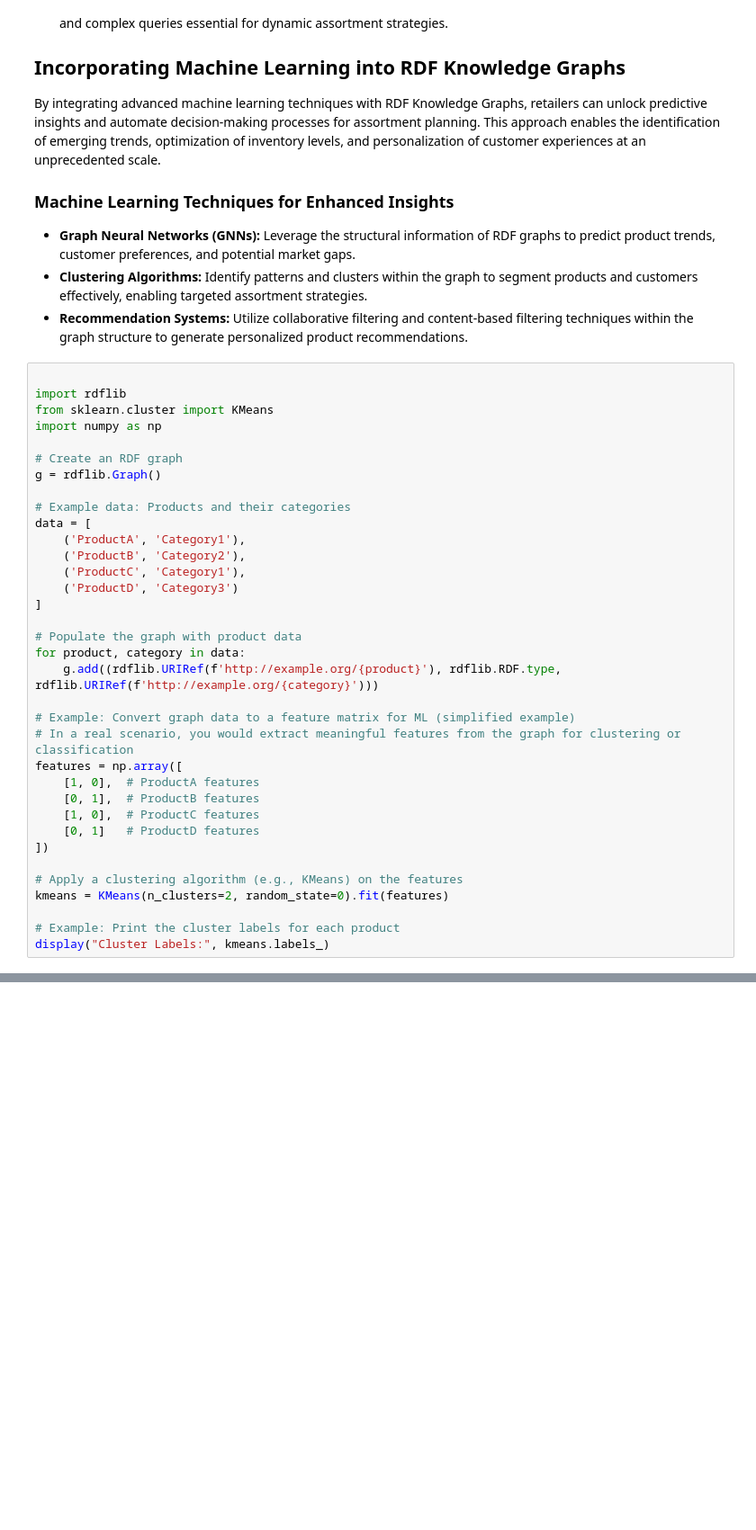
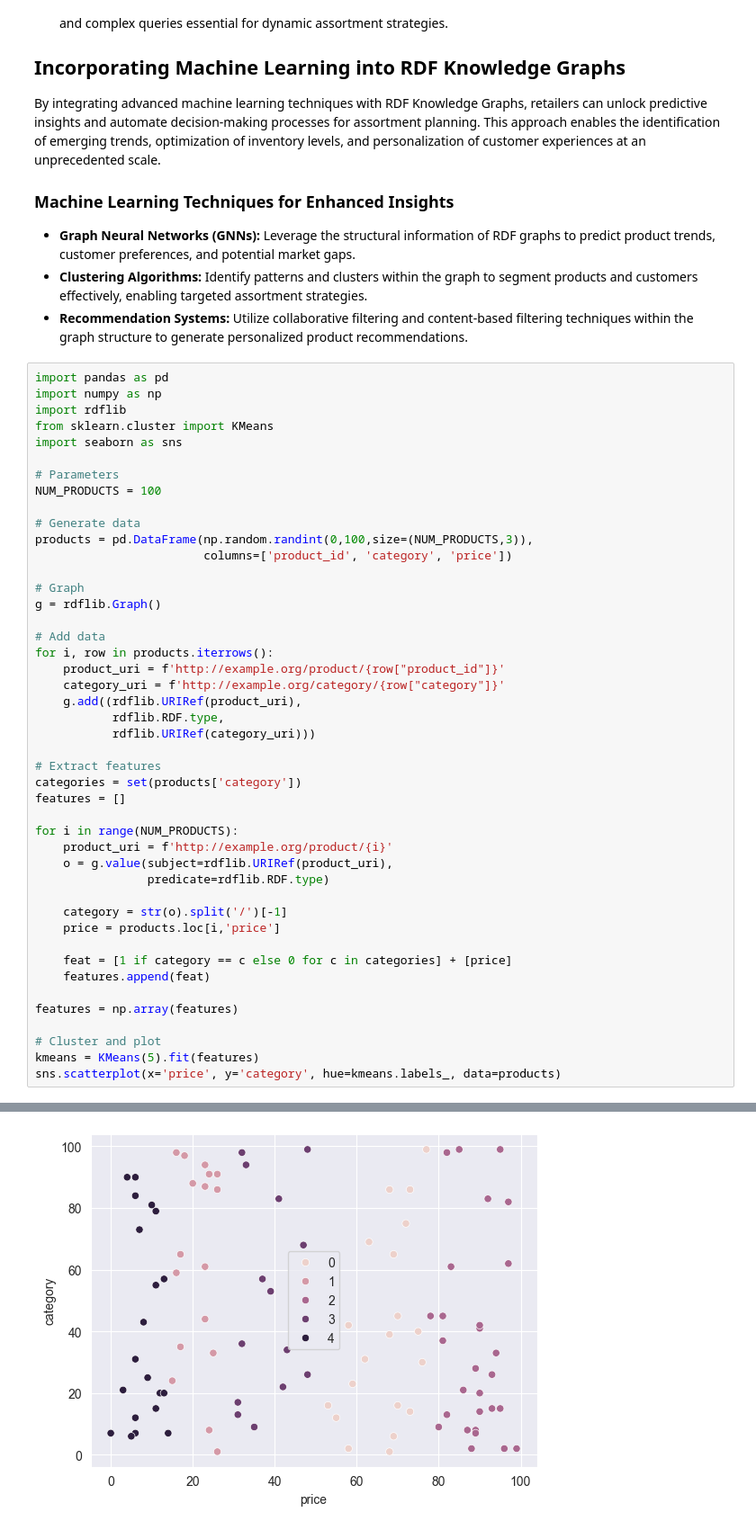
Before and after one commit to mgorav/assortment, a Jupyter notebook: assortment_v1.0..ipynb, the cells around one changed output, grey strips where cells are left out. Shown at 90% size. Saved outputs shown, nothing was run; the diff lists cells and outputs as text; blank space fills up the shorter version.

```diff
--- a/assortment_v1.0..ipynb
+++ b/assortment_v1.0..ipynb
@@ -1110,38 +1110,48 @@ By integrating advanced machine learning techniques with RDF Knowledge Graphs, r
 - **Clustering Algorithms:** Identify patterns and clusters within the graph to segment products and customers effectively, enabling targeted assortment strategies.
 - **Recommendation Systems:** Utilize collaborative filtering and content-based filtering techniques within the graph structure to generate personalized product recommendations.
 # %%
-
+import pandas as pd
+import numpy as np
 import rdflib
 from sklearn.cluster import KMeans
-import numpy as np
+import seaborn as sns
 
-# Create an RDF graph
+# Parameters
+NUM_PRODUCTS = 100
+
+# Generate data
+products = pd.DataFrame(np.random.randint(0,100,size=(NUM_PRODUCTS,3)),
+                        columns=['product_id', 'category', 'price'])
+
+# Graph
 g = rdflib.Graph()
 
-# Example data: Products and their categories
-data = [
-    ('ProductA', 'Category1'),
-    ('ProductB', 'Category2'),
-    ('ProductC', 'Category1'),
-    ('ProductD', 'Category3')
-]
+# Add data
+for i, row in products.iterrows():
+    product_uri = f'http://example.org/product/{row["product_id"]}'
+    category_uri = f'http://example.org/category/{row["category"]}'
+    g.add((rdflib.URIRef(product_uri),
+           rdflib.RDF.type,
+           rdflib.URIRef(category_uri)))
 
-# Populate the graph with product data
-for product, category in data:
-    g.add((rdflib.URIRef(f'http://example.org/{product}'), rdflib.RDF.type, rdflib.URIRef(f'http://example.org/{category}')))
+# Extract features
+categories = set(products['category'])
+features = []
 
-# Example: Convert graph data to a feature matrix for ML (simplified example)
-# In a real scenario, you would extract meaningful features from the graph for clustering or classification
-features = np.array([
-    [1, 0],  # ProductA features
-    [0, 1],  # ProductB features
-    [1, 0],  # ProductC features
-    [0, 1]   # ProductD features
-])
+for i in range(NUM_PRODUCTS):
+    product_uri = f'http://example.org/product/{i}'
+    o = g.value(subject=rdflib.URIRef(product_uri),
+                predicate=rdflib.RDF.type)
 
-# Apply a clustering algorithm (e.g., KMeans) on the features
-kmeans = KMeans(n_clusters=2, random_state=0).fit(features)
+    category = str(o).split('/')[-1]
+    price = products.loc[i,'price']
 
-# Example: Print the cluster labels for each product
-display("Cluster Labels:", kmeans.labels_)
+    feat = [1 if category == c else 0 for c in categories] + [price]
+    features.append(feat)
+
+features = np.array(features)
+
+# Cluster and plot
+kmeans = KMeans(5).fit(features)
+sns.scatterplot(x='price', y='category', hue=kmeans.labels_, data=products)
 # %% [output]
@@ -1149,0 +1159 @@ array([0, 1, 0, 1], dtype=int32)
+[figure, added]
```
Also changed, not shown: parts of 1 cell of this notebook.
